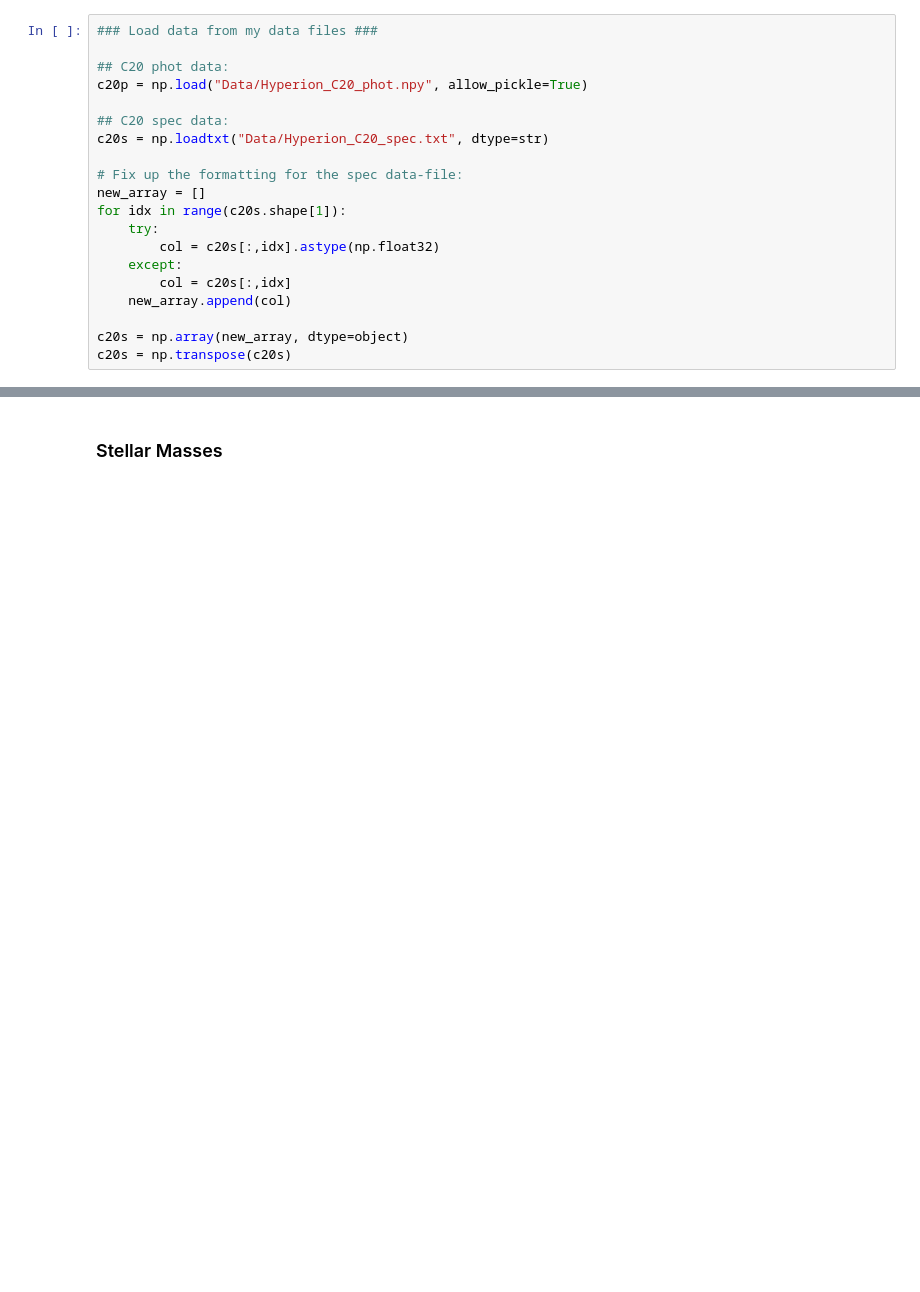
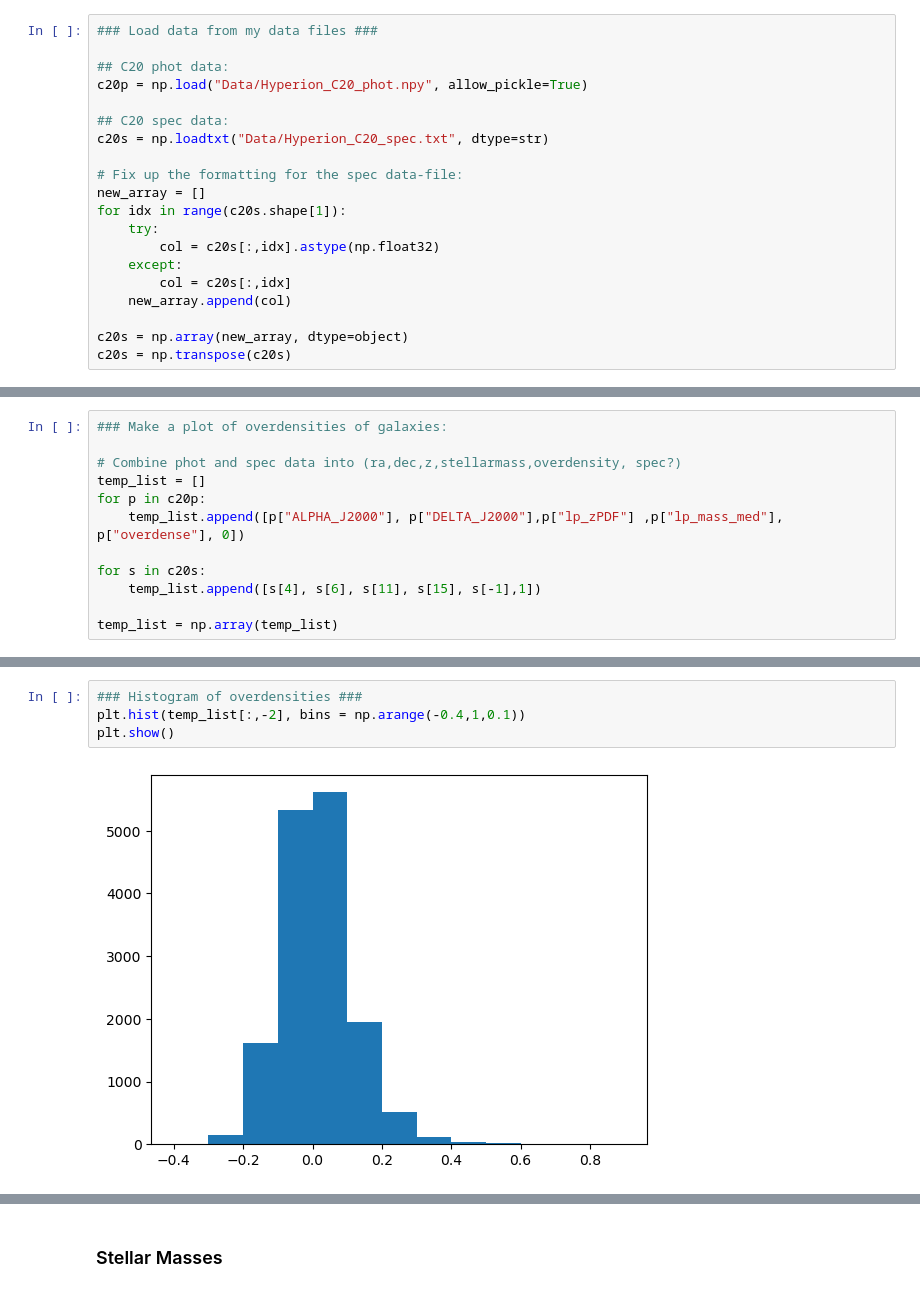
Before and after one commit to dereksikorski/699_1, a Jupyter notebook: DataAnalysis.ipynb, the cells around one changed output, grey strips where cells are left out. Cells and saved outputs as stored; diff of their text form; blank space fills up the shorter version.

Commit message:
very rough overdensity plots

```diff
--- a/DataAnalysis.ipynb
+++ b/DataAnalysis.ipynb
@@ -32,0 +35,12 @@ c20s = np.transpose(c20s)
+# %%
+### Make a plot of overdensities of galaxies:
+
+# Combine phot and spec data into (ra,dec,z,stellarmass,overdensity, spec?)
+temp_list = []
+for p in c20p:
+    temp_list.append([p["ALPHA_J2000"], p["DELTA_J2000"],p["lp_zPDF"] ,p["lp_mass_med"], p["overdense"], 0])
+
+for s in c20s:
+    temp_list.append([s[4], s[6], s[11], s[15], s[-1],1])
+
+temp_list = np.array(temp_list)
@@ -32,0 +64,6 @@ c20s = np.transpose(c20s)
+# %%
+### Histogram of overdensities ###
+plt.hist(temp_list[:,-2], bins = np.arange(-0.4,1,0.1))
+plt.show()
+# %% [output]
+[figure, added]
```
Also changed, not shown: parts of 7 cells of this notebook, 1 other file.
